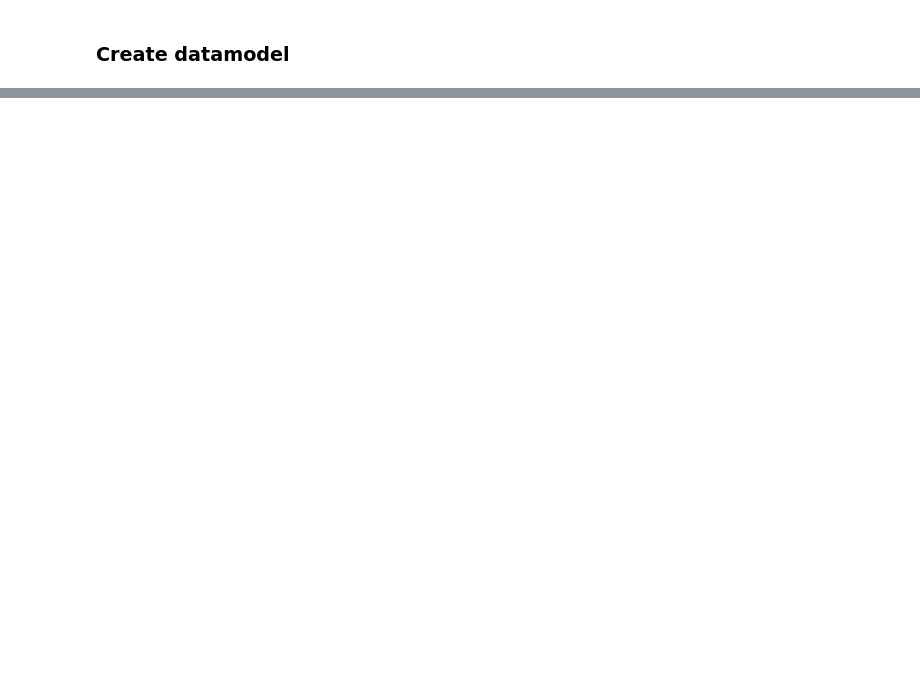
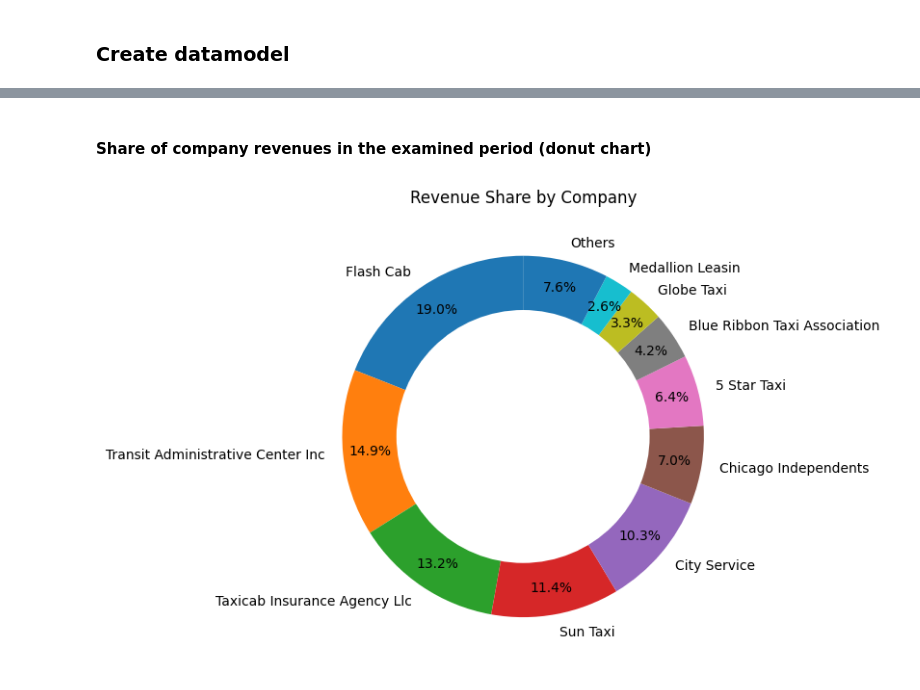
Before and after one commit to edem1550/AWS_CHICAGO_DATA, a Jupyter notebook: src/notebooks/08_create_datamodel.ipynb, the cells around one changed output, grey strips where cells are left out. Cells and saved outputs as stored; diff of their text form; code cells hidden in the pictures; blank space fills up the shorter version.

```diff
--- a/src/notebooks/08_create_datamodel.ipynb
+++ b/src/notebooks/08_create_datamodel.ipynb
@@ -189,0 +283,46 @@ memory usage: 52.2+ MB
+# %% [markdown]
+#### Share of company revenues in the examined period (donut chart)
+# %%
+# Remove fares with 0
+
+fact_taxi_trips_full_cleaned = fact_taxi_trips_full[fact_taxi_trips_full['fare'] > 0]
+
+# Aggregate total revenue per company
+
+revenue_by_company = (
+    fact_taxi_trips_full_cleaned.groupby('company')['fare']
+    .sum()
+    .sort_values(ascending=False)
+)
+
+# Limit to top 10 companies
+
+top_n = 10
+top_companies = revenue_by_company.head(top_n)
+others=revenue_by_company.iloc[top_n:].sum()
+
+revenue_plot = pd.concat([top_companies,pd.Series({'Others':others})])
+
+
+# Create the donut chart (with percentage values)
+
+plt.figure(figsize=(8,8))
+
+wedges, texts, autotexts = plt.pie(
+    revenue_plot.values,
+    labels=revenue_plot.index,
+    autopct='%1.1f%%',
+    startangle=90,
+    pctdistance=0.85
+)
+
+#Create the whole of the donut
+
+centre_circle = plt.Circle((0,0), 0.70, fc='white')
+plt.gca().add_artist(centre_circle)
+
+plt.title('Revenue Share by Company')
+plt.tight_layout()
+plt.show()
+# %% [output]
+[figure, added]
```
Also changed, not shown: parts of 15 cells of this notebook.
